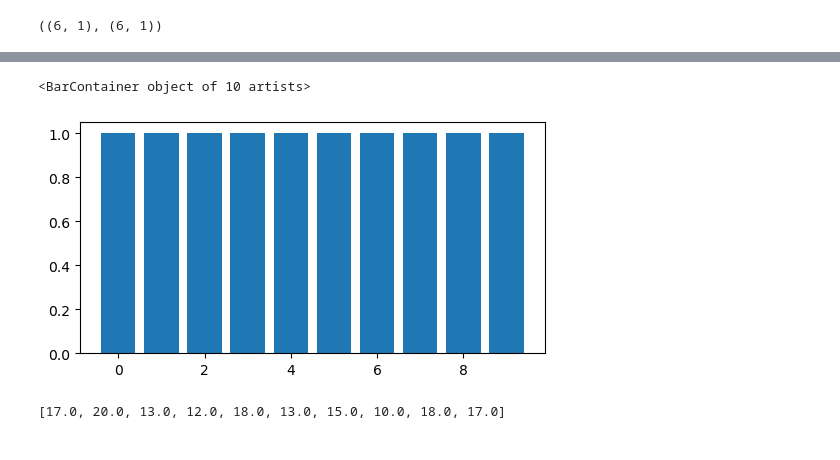
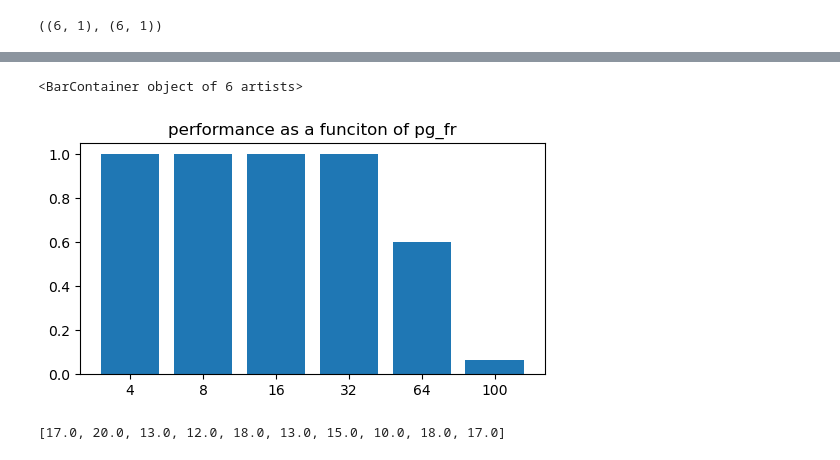
Before and after one commit to CosmicSurgery/thesis_notebooks, a Jupyter notebook: 2023.06.22 - Testing the limits of Logistic Regression on detecting spiking motifs/2023.06.22 - Injecting some noise, basic test.ipynb, the cells around one changed output, grey strips where cells are left out. Saved outputs shown, nothing was run; the diff lists cells and outputs as text; code cells hidden in the pictures.

```diff
--- a/2023.06.22 - Testing the limits of Logistic Regression on detecting spiking motifs/2023.06.22 - Injecting some noise, basic test.ipynb
+++ b/2023.06.22 - Testing the limits of Logistic Regression on detecting spiking motifs/2023.06.22 - Injecting some noise, basic test.ipynb
@@ -144,9 +151,11 @@ plt.scatter(np.array([parameter for k in range(performance.shape[1])]),performan
 # %%
 plt.figure(figsize=(6,3))
-plt.bar(np.arange(0,len(performance)),performance)
+plt.title('performance as a funciton of pg_fr')
+
+plt.bar(np.array(parameter).astype('str'),performance.squeeze())
 # %% [output]
-<BarContainer object of 10 artists>
+<BarContainer object of 6 artists>
-[figure, old version]
+[figure, new version]
 # %%
 performance
 # %% [output]
```
Also changed, not shown: parts of 5 cells of this notebook, 1 other file.
